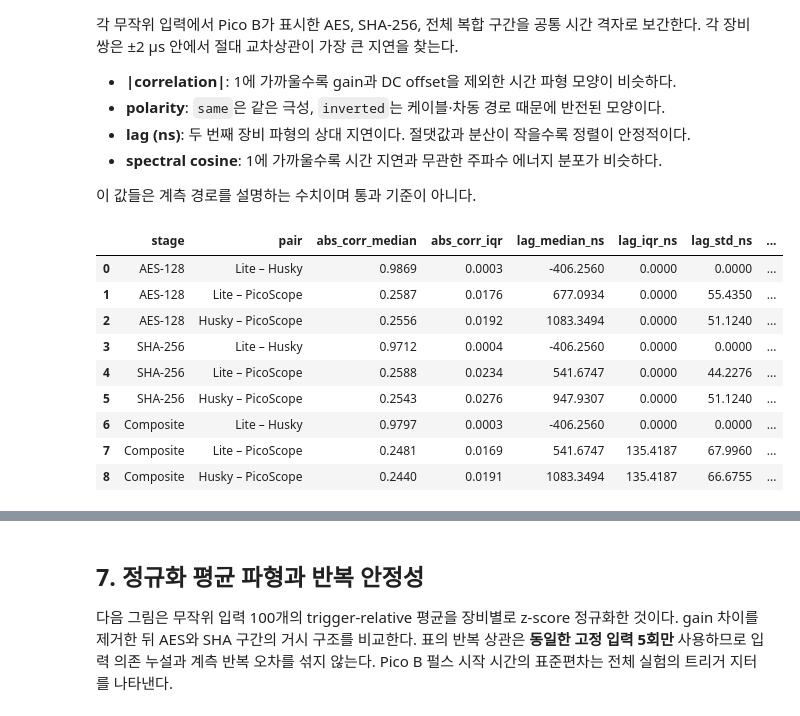
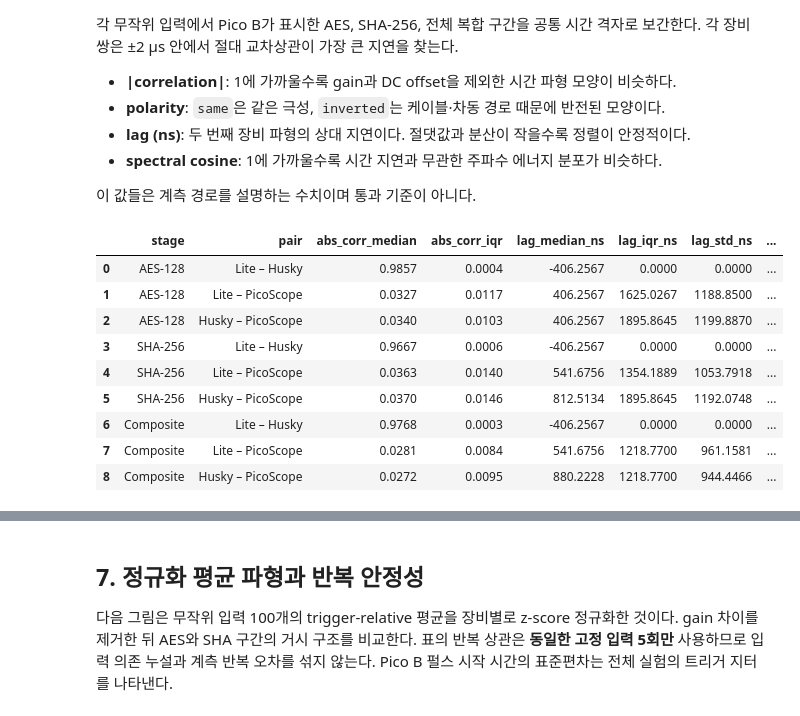
Before and after one commit to chipwhisperer-kor/chipwhisperer-kor, a Jupyter notebook: workspace/[extra] PicoScope/1.0.Wiretapping4SCA-PicoScope.ipynb, the cells around one changed output, grey strips where cells are left out. Drawn from its saved outputs; the diff is of its cells as text; code cells hidden in the pictures.

```diff
--- a/workspace/[extra] PicoScope/1.0.Wiretapping4SCA-PicoScope.ipynb
+++ b/workspace/[extra] PicoScope/1.0.Wiretapping4SCA-PicoScope.ipynb
@@ -171,11 +179,22 @@ PICO_TRIGGER_THRESHOLD_MV = 150
 PICO_AUTO_TRIGGER_US = 1_000_000
 PICO_LONG_RATE_SPS = 5_000_000
 PICO_LONG_SAMPLES = 100_000
+PICO_VERTICAL_PREFLIGHTS = 10
+# 사전 측정에 없던 입력 변화가 본 수집에서 나타날 수 있으므로 각 ADC rail의
+# 10%를 비워 둔다. 본 수집은 95%를 넘으면 설정 불일치로 즉시 중단한다.
+PICO_VERTICAL_RAIL_LIMIT = 0.90
+PICO_FORMAL_RAIL_LIMIT = 0.95
+PICO_A_COUPLING = psdk.COUPLING.DC_50OHM
+PICO_B_COUPLING = psdk.COUPLING.DC
+PICO_B_RANGE = psdk.RANGE.V1
+PICO_BANDWIDTH = psdk.BANDWIDTH_CH.BW_FULL
+PICO_PROBE_SCALE = 1.0
 PICO_A_RANGES = (
     (10, psdk.RANGE.mV10), (20, psdk.RANGE.mV20),
     (50, psdk.RANGE.mV50), (100, psdk.RANGE.mV100),
     (200, psdk.RANGE.mV200), (500, psdk.RANGE.mV500),
     (1_000, psdk.RANGE.V1), (2_000, psdk.RANGE.V2),
+    (5_000, psdk.RANGE.V5),
 )
 
 FIXED_KEY = bytes(range(AES_KEY_BYTES))
@@ -880,8 +1211,13 @@ for trace_index, record in enumerate(EXPERIMENT['random']):
             _, waveforms[device] = common_window(record, device, bounds, common_rate)
             values = waveforms[device]
             if device == 'PicoScope':
-                limit = EXPERIMENT['pico_full_scale_mv']
-                clipping = float(np.mean(np.abs(values) >= limit * 0.99))
+                vertical = EXPERIMENT['pico_vertical']
+                lower = -vertical['full_scale_mv'] - vertical['offset_v'] * 1e3
+                upper = vertical['full_scale_mv'] - vertical['offset_v'] * 1e3
+                margin = vertical['full_scale_mv'] * 0.01
+                clipping = float(
+                    np.mean((values <= lower + margin) | (values >= upper - margin))
+                )
             else:
                 clipping = float(np.mean(np.abs(values) >= 0.49))
             native_rows.append(
@@ -905,42 +1241,42 @@ for trace_index, record in enumerate(EXPERIMENT['random']):
                     f'pair={first_device}–{second_device}, bounds={bounds}, '
                     f'length={len(first)}, std=({np.std(first):.6g}, '
                     f'{np.std(second):.6g})'
                 ) from exc
             metric_rows.append(
                 {
                     'trace': trace_index, 'stage': stage,
                     'pair': f'{first_device} – {second_device}', **metrics,
                 }
             )
 
 METRICS = pd.DataFrame(metric_rows)
 NATIVE_STATS = pd.DataFrame(native_rows)
 
 metric_summary = (
     METRICS.groupby(['stage', 'pair'], sort=False)
     .agg(
         abs_corr_median=('abs_correlation', 'median'),
         abs_corr_iqr=('abs_correlation', lambda s: s.quantile(.75)-s.quantile(.25)),
         lag_median_ns=('lag_ns', 'median'),
         lag_iqr_ns=('lag_ns', lambda s: s.quantile(.75)-s.quantile(.25)),
         lag_std_ns=('lag_ns', 'std'),
         spectral_median=('spectral_cosine', 'median'),
         inverted_count=('polarity', lambda s: int((s == 'inverted').sum())),
     )
     .reset_index()
 )
 display(metric_summary.round(4))
 # %% [output]
 |  | stage | pair | abs_corr_median | abs_corr_iqr | lag_median_ns | lag_iqr_ns | lag_std_ns | ... |
-| 0 | AES-128 | Lite – Husky | 0.9869 | 0.0003 | -406.2560 | 0.0000 | 0.0000 | ... |
-| 1 | AES-128 | Lite – PicoScope | 0.2587 | 0.0176 | 677.0934 | 0.0000 | 55.4350 | ... |
-| 2 | AES-128 | Husky – PicoScope | 0.2556 | 0.0192 | 1083.3494 | 0.0000 | 51.1240 | ... |
-| 3 | SHA-256 | Lite – Husky | 0.9712 | 0.0004 | -406.2560 | 0.0000 | 0.0000 | ... |
-| 4 | SHA-256 | Lite – PicoScope | 0.2588 | 0.0234 | 541.6747 | 0.0000 | 44.2276 | ... |
-| 5 | SHA-256 | Husky – PicoScope | 0.2543 | 0.0276 | 947.9307 | 0.0000 | 51.1240 | ... |
-| 6 | Composite | Lite – Husky | 0.9797 | 0.0003 | -406.2560 | 0.0000 | 0.0000 | ... |
-| 7 | Composite | Lite – PicoScope | 0.2481 | 0.0169 | 541.6747 | 135.4187 | 67.9960 | ... |
-| 8 | Composite | Husky – PicoScope | 0.2440 | 0.0191 | 1083.3494 | 135.4187 | 66.6755 | ... |
+| 0 | AES-128 | Lite – Husky | 0.9857 | 0.0004 | -406.2567 | 0.0000 | 0.0000 | ... |
+| 1 | AES-128 | Lite – PicoScope | 0.0327 | 0.0117 | 406.2567 | 1625.0267 | 1188.8500 | ... |
+| 2 | AES-128 | Husky – PicoScope | 0.0340 | 0.0103 | 406.2567 | 1895.8645 | 1199.8870 | ... |
+| 3 | SHA-256 | Lite – Husky | 0.9667 | 0.0006 | -406.2567 | 0.0000 | 0.0000 | ... |
+| 4 | SHA-256 | Lite – PicoScope | 0.0363 | 0.0140 | 541.6756 | 1354.1889 | 1053.7918 | ... |
+| 5 | SHA-256 | Husky – PicoScope | 0.0370 | 0.0146 | 812.5134 | 1895.8645 | 1192.0748 | ... |
+| 6 | Composite | Lite – Husky | 0.9768 | 0.0003 | -406.2567 | 0.0000 | 0.0000 | ... |
+| 7 | Composite | Lite – PicoScope | 0.0281 | 0.0084 | 541.6756 | 1218.7700 | 961.1581 | ... |
+| 8 | Composite | Husky – PicoScope | 0.0272 | 0.0095 | 880.2228 | 1218.7700 | 944.4466 | ... |
 # %%
 fig, axes = plt.subplots(3, 1, figsize=(14, 12))
 metric_specs = [
```
Also changed, not shown: parts of 12 cells of this notebook, 1 other file.
